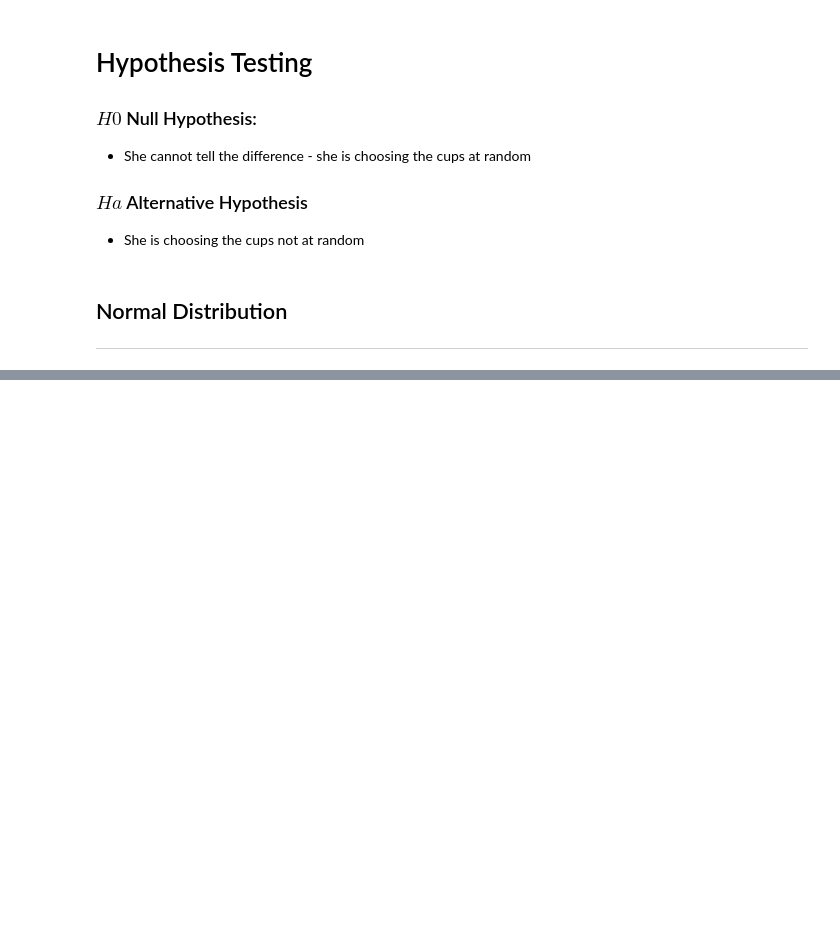
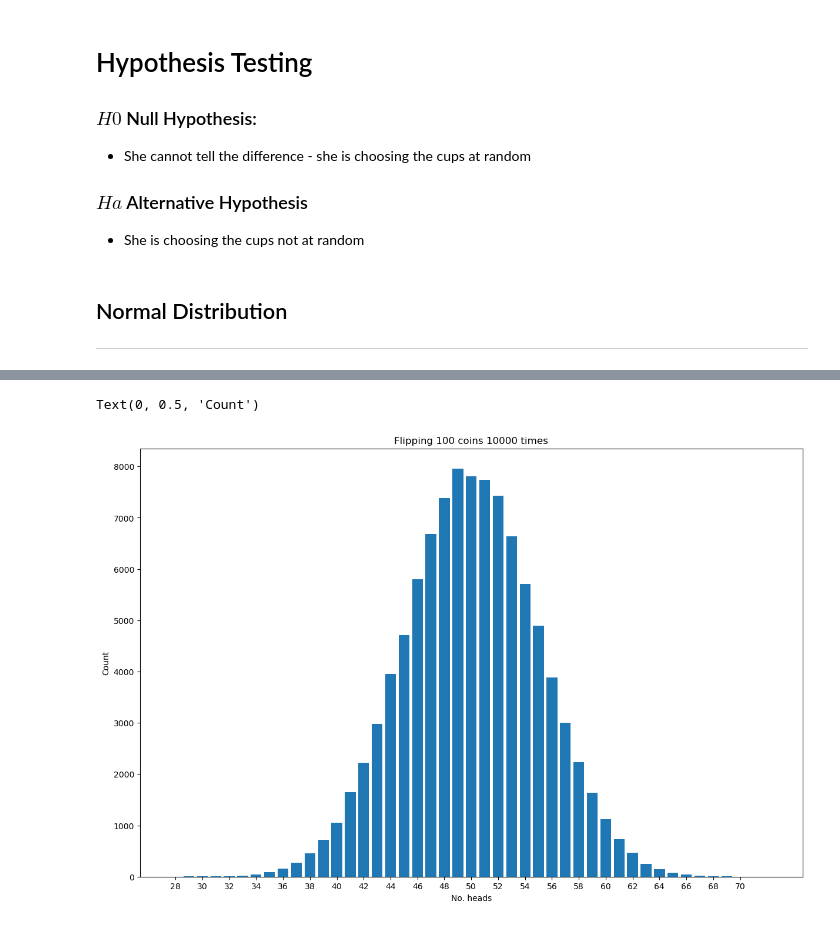
Before and after one commit to a-o-connor/applied_statistics_assessment, a Jupyter notebook: roughwork/applied_stats_notes.ipynb, the cells around one changed output, grey strips where cells are left out. Saved outputs shown, nothing was run; the diff lists cells and outputs as text; code cells hidden in the pictures; blank space fills up the shorter version.

```diff
--- a/roughwork/applied_stats_notes.ipynb
+++ b/roughwork/applied_stats_notes.ipynb
@@ -174,0 +192,4 @@ Text(0, 0.5, 'Count')
+# %%
+nflips = np.random.binomial(100, 0.5, 100000)
+uniques, counts = np.unique(nflips, return_counts=True)
+uniques,counts #The first array will give how many success occurred in the 100 coin flips, the second array will give how many times that number of successes occurred in the 10000 times you flipped 100 coins
@@ -174,0 +204,11 @@ Text(0, 0.5, 'Count')
+# %%
+# Create a blank plot.
+fig, ax = plt.subplots(figsize=(12,8), constrained_layout=True)
+ax.bar(uniques, counts)
+ax.set_xticks(uniques[::2])
+ax.set_title('Flipping 100 coins 10000 times')
+ax.set_xlabel('No. heads')
+ax.set_ylabel('Count')
+# %% [output]
+Text(0, 0.5, 'Count')
+[figure, added]
```
Also changed, not shown: parts of 7 cells of this notebook.
